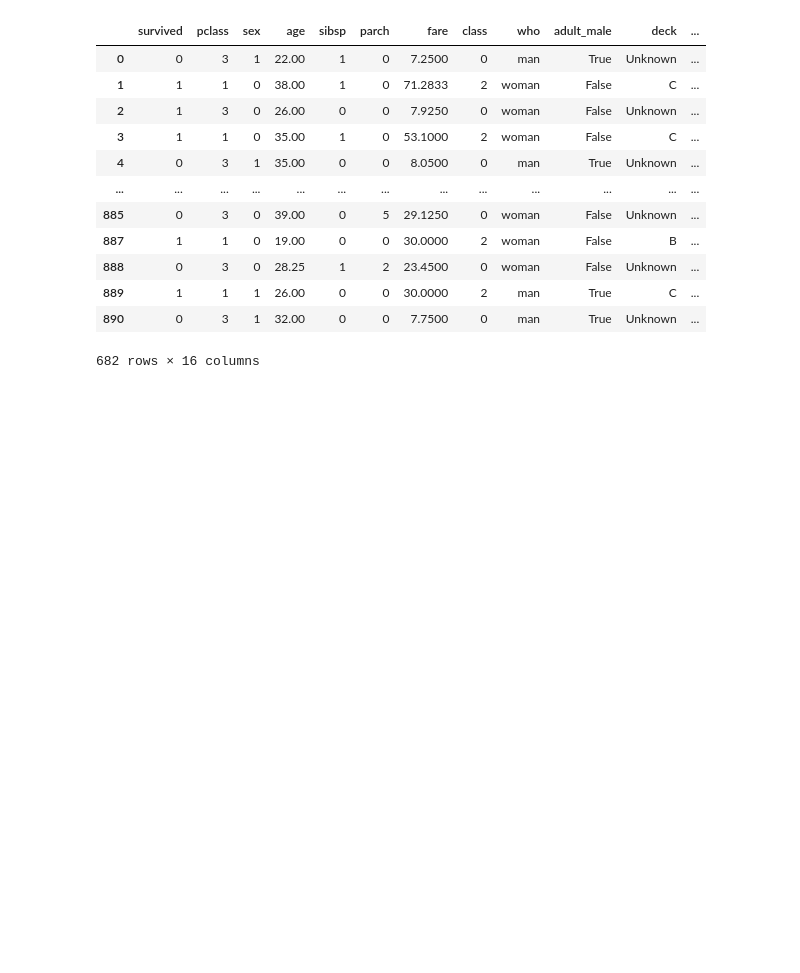
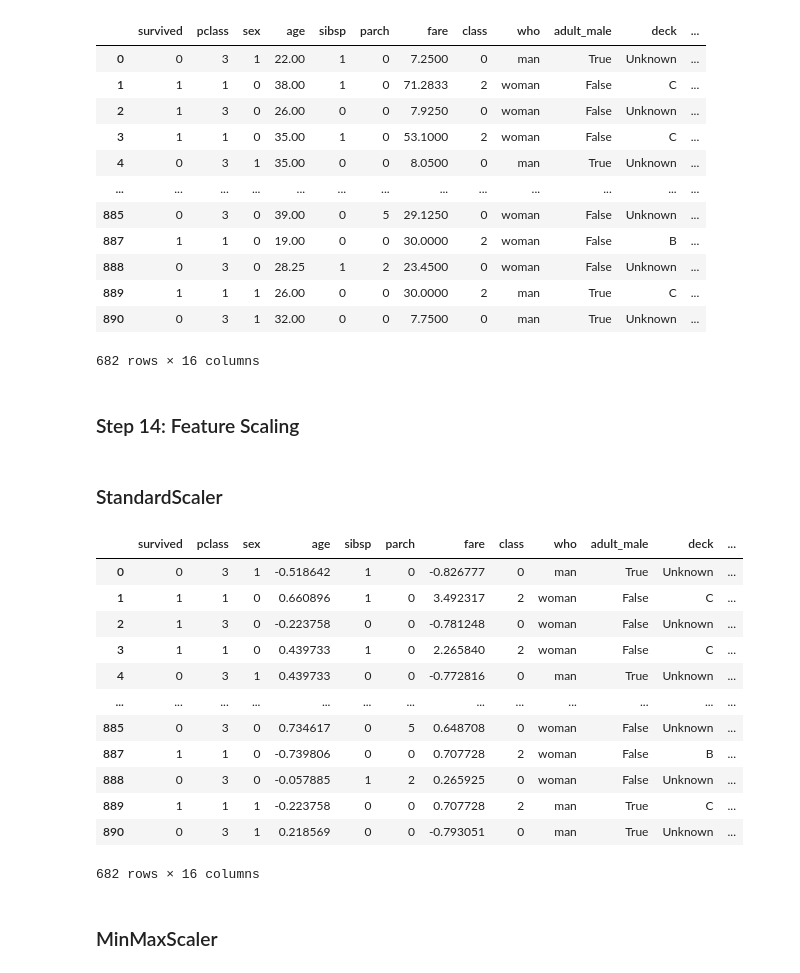
Before and after one commit to Niraj7272/DataScience, a Jupyter notebook: Practice/Project_cleaning_EDA_Feature-engineering/Titanic.ipynb, the cells around one changed output. Cells and saved outputs as stored; diff of their text form; code cells hidden in the pictures; blank space fills up the shorter version.

Commit message:
scaling

```diff
--- a/Practice/Project_cleaning_EDA_Feature-engineering/Titanic.ipynb
+++ b/Practice/Project_cleaning_EDA_Feature-engineering/Titanic.ipynb
@@ -522,3 +522,28 @@ df
 | 889 | 1 | 1 | 1 | 26.00 | 0 | 0 | 30.0000 | 2 | man | True | C | ... |
 | 890 | 0 | 3 | 1 | 32.00 | 0 | 0 | 7.7500 | 0 | man | True | Unknown | ... |
 682 rows × 16 columns
+# %% [markdown]
+### Step 14: Feature Scaling
+# %% [markdown]
+### StandardScaler
+# %%
+sc = StandardScaler()
+df[['age','fare']] = sc.fit_transform(df[['age','fare']])
+# %%
+df
+# %% [output]
+|  | survived | pclass | sex | age | sibsp | parch | fare | class | who | adult_male | deck | ... |
+| 0 | 0 | 3 | 1 | -0.518642 | 1 | 0 | -0.826777 | 0 | man | True | Unknown | ... |
+| 1 | 1 | 1 | 0 | 0.660896 | 1 | 0 | 3.492317 | 2 | woman | False | C | ... |
+| 2 | 1 | 3 | 0 | -0.223758 | 0 | 0 | -0.781248 | 0 | woman | False | Unknown | ... |
+| 3 | 1 | 1 | 0 | 0.439733 | 1 | 0 | 2.265840 | 2 | woman | False | C | ... |
+| 4 | 0 | 3 | 1 | 0.439733 | 0 | 0 | -0.772816 | 0 | man | True | Unknown | ... |
+| ... | ... | ... | ... | ... | ... | ... | ... | ... | ... | ... | ... | ... |
+| 885 | 0 | 3 | 0 | 0.734617 | 0 | 5 | 0.648708 | 0 | woman | False | Unknown | ... |
+| 887 | 1 | 1 | 0 | -0.739806 | 0 | 0 | 0.707728 | 2 | woman | False | B | ... |
+| 888 | 0 | 3 | 0 | -0.057885 | 1 | 2 | 0.265925 | 0 | woman | False | Unknown | ... |
+| 889 | 1 | 1 | 1 | -0.223758 | 0 | 0 | 0.707728 | 2 | man | True | C | ... |
+| 890 | 0 | 3 | 1 | 0.218569 | 0 | 0 | -0.793051 | 0 | man | True | Unknown | ... |
+682 rows × 16 columns
+# %% [markdown]
+### MinMaxScaler
```
Also changed, not shown: parts of 10 cells of this notebook, 1 other file.
